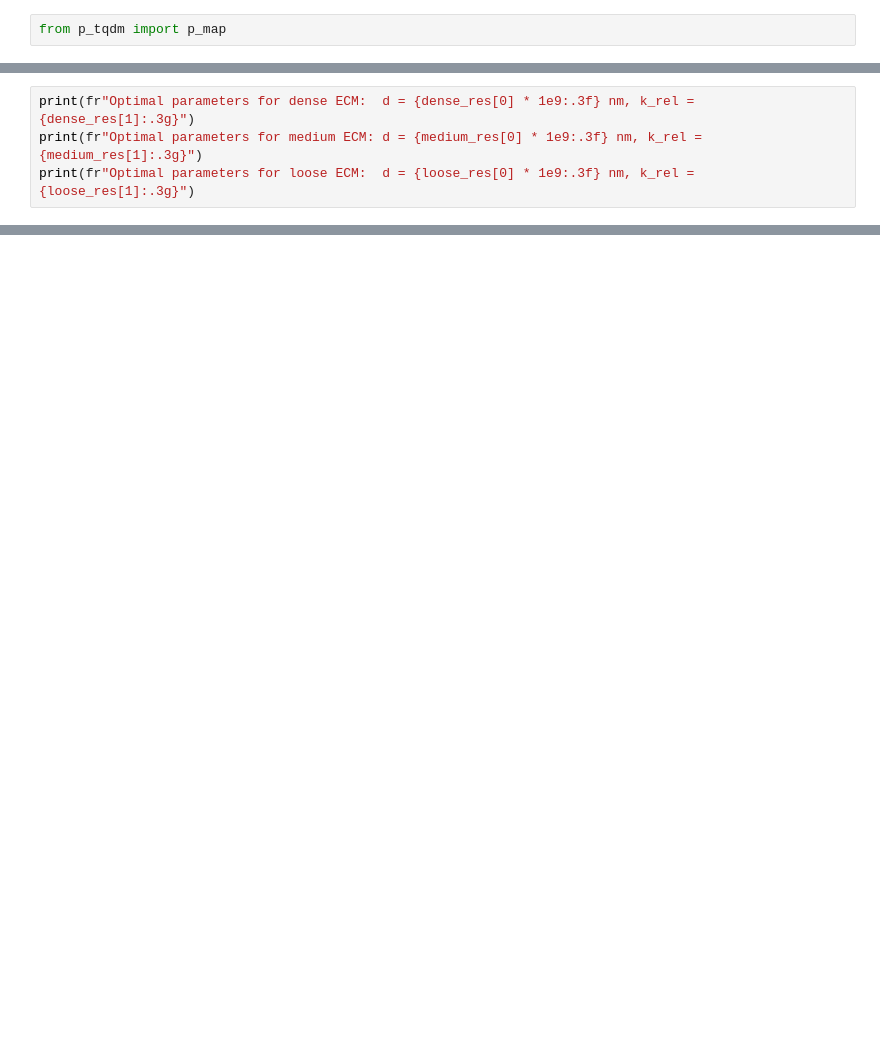
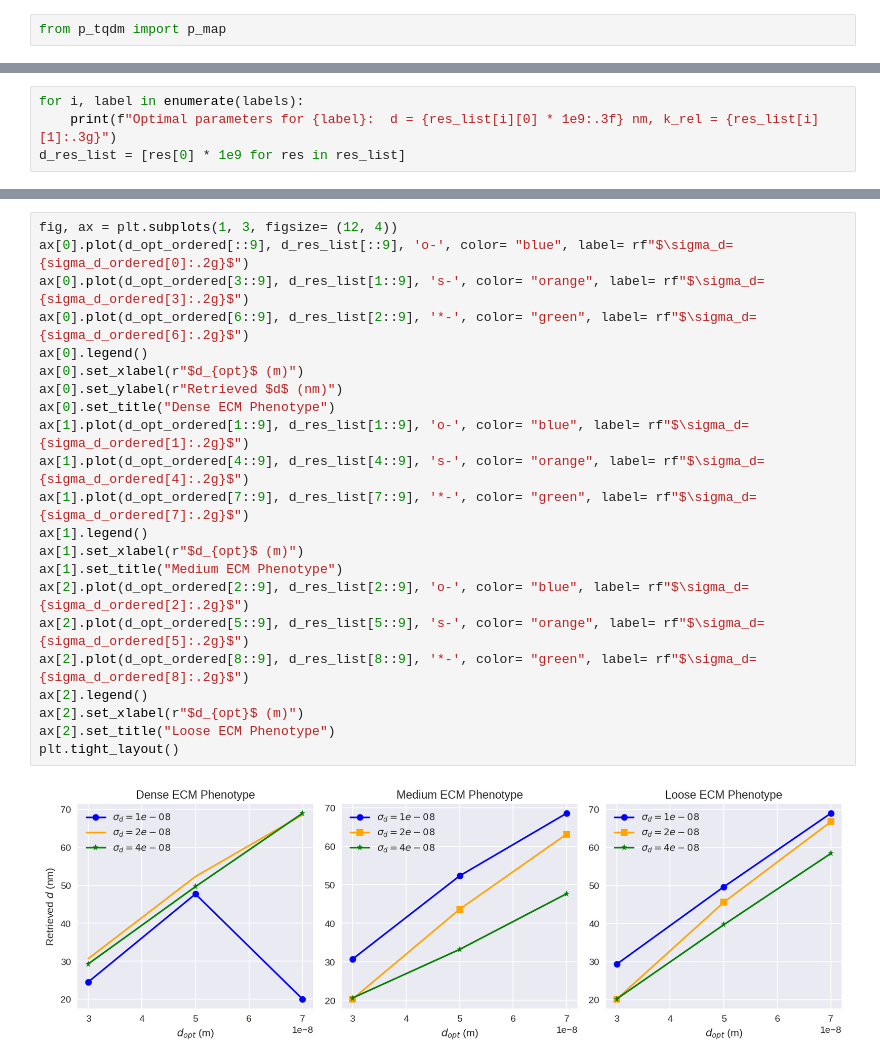
Before and after one commit to mgalexan/NPSurr, a Jupyter notebook: notebooks/surrogate_figs.ipynb, the cells around one changed output, grey strips where cells are left out. Drawn from its saved outputs; the diff is of its cells as text; blank space fills up the shorter version.

Commit message:
add: Parameter analysis for uptake parameters

```diff
--- a/notebooks/surrogate_figs.ipynb
+++ b/notebooks/surrogate_figs.ipynb
@@ -422,5 +441,5 @@ plt.show()
 # %%
-print(fr"Optimal parameters for dense ECM:  d = {dense_res[0] * 1e9:.3f} nm, k_rel = {dense_res[1]:.3g}")
-print(fr"Optimal parameters for medium ECM: d = {medium_res[0] * 1e9:.3f} nm, k_rel = {medium_res[1]:.3g}")
-print(fr"Optimal parameters for loose ECM:  d = {loose_res[0] * 1e9:.3f} nm, k_rel = {loose_res[1]:.3g}")
+for i, label in enumerate(labels):
+    print(f"Optimal parameters for {label}:  d = {res_list[i][0] * 1e9:.3f} nm, k_rel = {res_list[i][1]:.3g}")
+d_res_list = [res[0] * 1e9 for res in res_list]
 # %% [output]
@@ -429,0 +463,24 @@ Optimal parameters for loose ECM:  d = 20.079 nm, k_rel = 4.21e-05
+# %%
+fig, ax = plt.subplots(1, 3, figsize= (12, 4))
+ax[0].plot(d_opt_ordered[::9], d_res_list[::9], 'o-', color= "blue", label= rf"$\sigma_d={sigma_d_ordered[0]:.2g}$")
+ax[0].plot(d_opt_ordered[3::9], d_res_list[1::9], 's-', color= "orange", label= rf"$\sigma_d={sigma_d_ordered[3]:.2g}$")
+ax[0].plot(d_opt_ordered[6::9], d_res_list[2::9], '*-', color= "green", label= rf"$\sigma_d={sigma_d_ordered[6]:.2g}$")
+ax[0].legend()
+ax[0].set_xlabel(r"$d_{opt}$ (m)")
+ax[0].set_ylabel(r"Retrieved $d$ (nm)")
+ax[0].set_title("Dense ECM Phenotype")
+ax[1].plot(d_opt_ordered[1::9], d_res_list[1::9], 'o-', color= "blue", label= rf"$\sigma_d={sigma_d_ordered[1]:.2g}$")
+ax[1].plot(d_opt_ordered[4::9], d_res_list[4::9], 's-', color= "orange", label= rf"$\sigma_d={sigma_d_ordered[4]:.2g}$")
+ax[1].plot(d_opt_ordered[7::9], d_res_list[7::9], '*-', color= "green", label= rf"$\sigma_d={sigma_d_ordered[7]:.2g}$")
+ax[1].legend()
+ax[1].set_xlabel(r"$d_{opt}$ (m)")
+ax[1].set_title("Medium ECM Phenotype")
+ax[2].plot(d_opt_ordered[2::9], d_res_list[2::9], 'o-', color= "blue", label= rf"$\sigma_d={sigma_d_ordered[2]:.2g}$")
+ax[2].plot(d_opt_ordered[5::9], d_res_list[5::9], 's-', color= "orange", label= rf"$\sigma_d={sigma_d_ordered[5]:.2g}$")
+ax[2].plot(d_opt_ordered[8::9], d_res_list[8::9], '*-', color= "green", label= rf"$\sigma_d={sigma_d_ordered[8]:.2g}$")
+ax[2].legend()
+ax[2].set_xlabel(r"$d_{opt}$ (m)")
+ax[2].set_title("Loose ECM Phenotype")
+plt.tight_layout()
+# %% [output]
+[figure, added]
```
Also changed, not shown: parts of 7 cells of this notebook, 1 other file.
